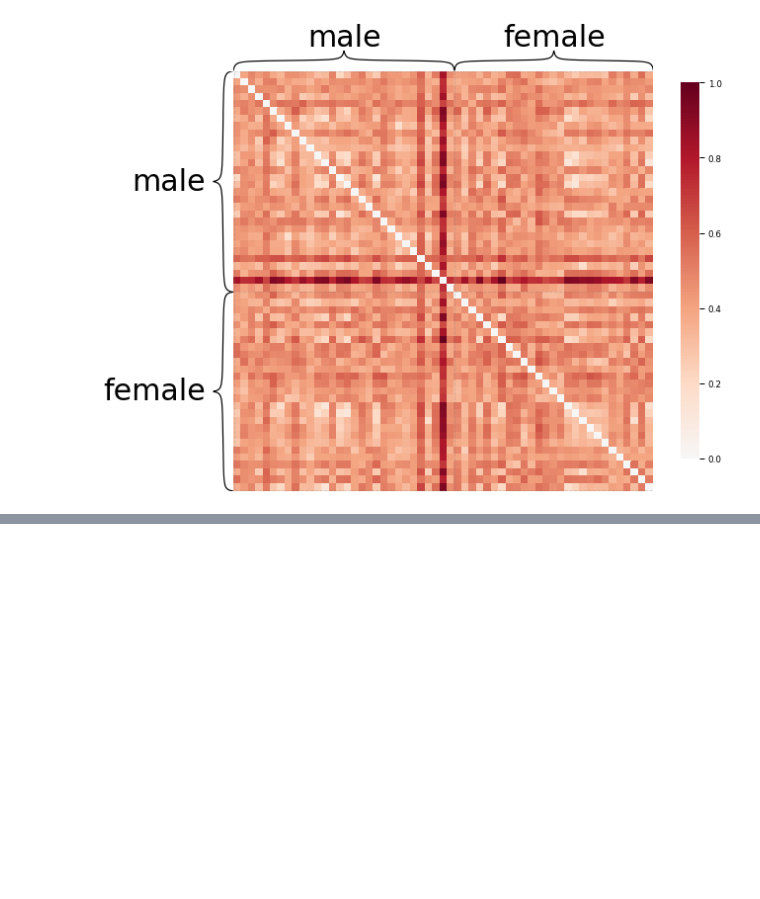
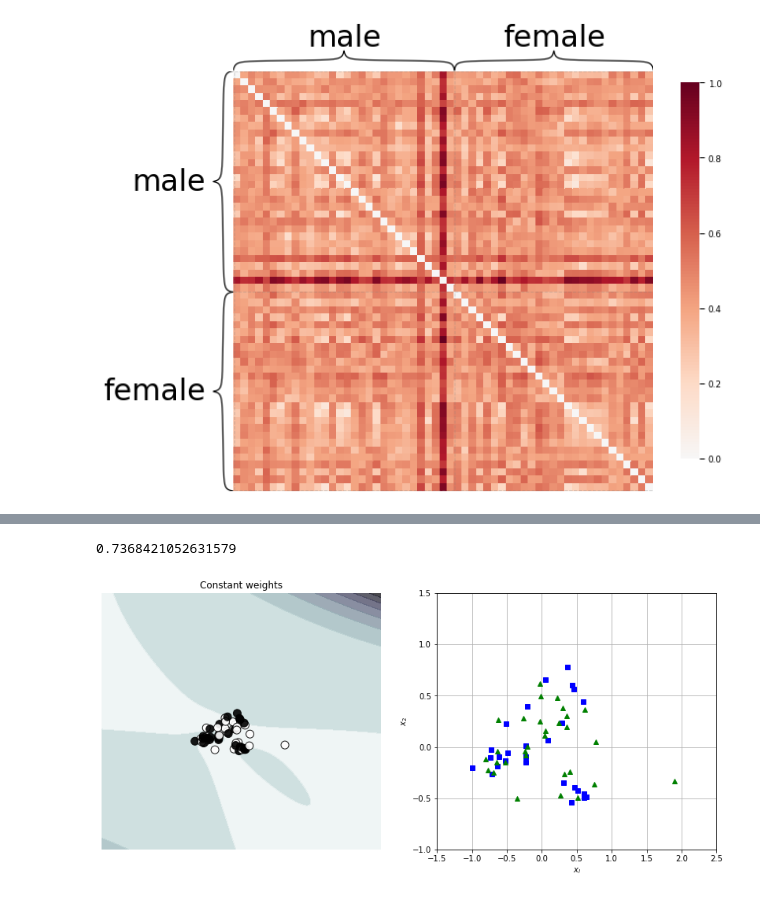
Before and after one commit to NeuroDataDesign/hyppo-2021-2022, a Jupyter notebook: Yingheng_Wang/simulation_BNU1.ipynb, the cells around one changed output, grey strips where cells are left out. Cells and saved outputs as stored; diff of their text form; code cells hidden in the pictures; blank space fills up the shorter version.

```diff
--- a/Yingheng_Wang/simulation_BNU1.ipynb
+++ b/Yingheng_Wang/simulation_BNU1.ipynb
@@ -179,0 +242,21 @@ plt.show()
+# %%
+from sklearn.svm import LinearSVC
+from sklearn.metrics import accuracy_score
+clf = Pipeline([ ('features', degree_nodal_covariates),
+                 ('scaler', StandardScaler()),
+                 ('svm_clf', LinearSVC(C=10, loss="hinge", random_state=42))
+               ])
+clf.fit(X, y)
+pred = clf.predict(X)
+decision=clf.decision_function(X)
+fig, axes = plt.subplots(1, 2, figsize=(14, 6))
+sample_weight_constant = np.ones(len(X))
+plot_decision_function(clf, sample_weight_constant, axes[0],
+                       "Constant weights")
+y_ = y.flatten()
+plot_dataset( X, y_, [-1.5, 2.5, -1, 1.5] )
+# print(pred, labels)
+print(accuracy_score(pred, y))
+# %% [output]
+0.7368421052631579
+[figure, added]
```
Also changed, not shown: parts of 3 cells of this notebook.
